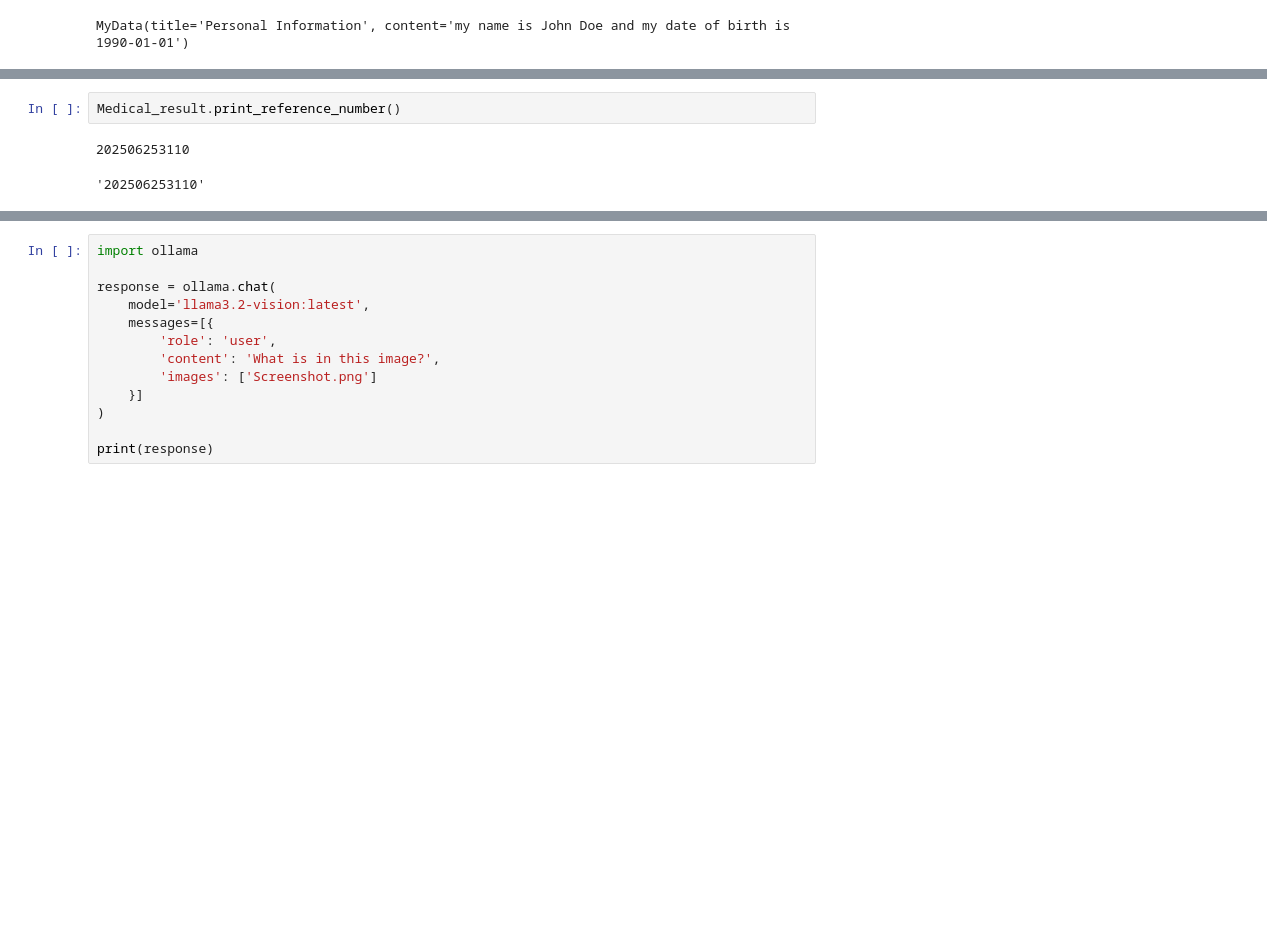
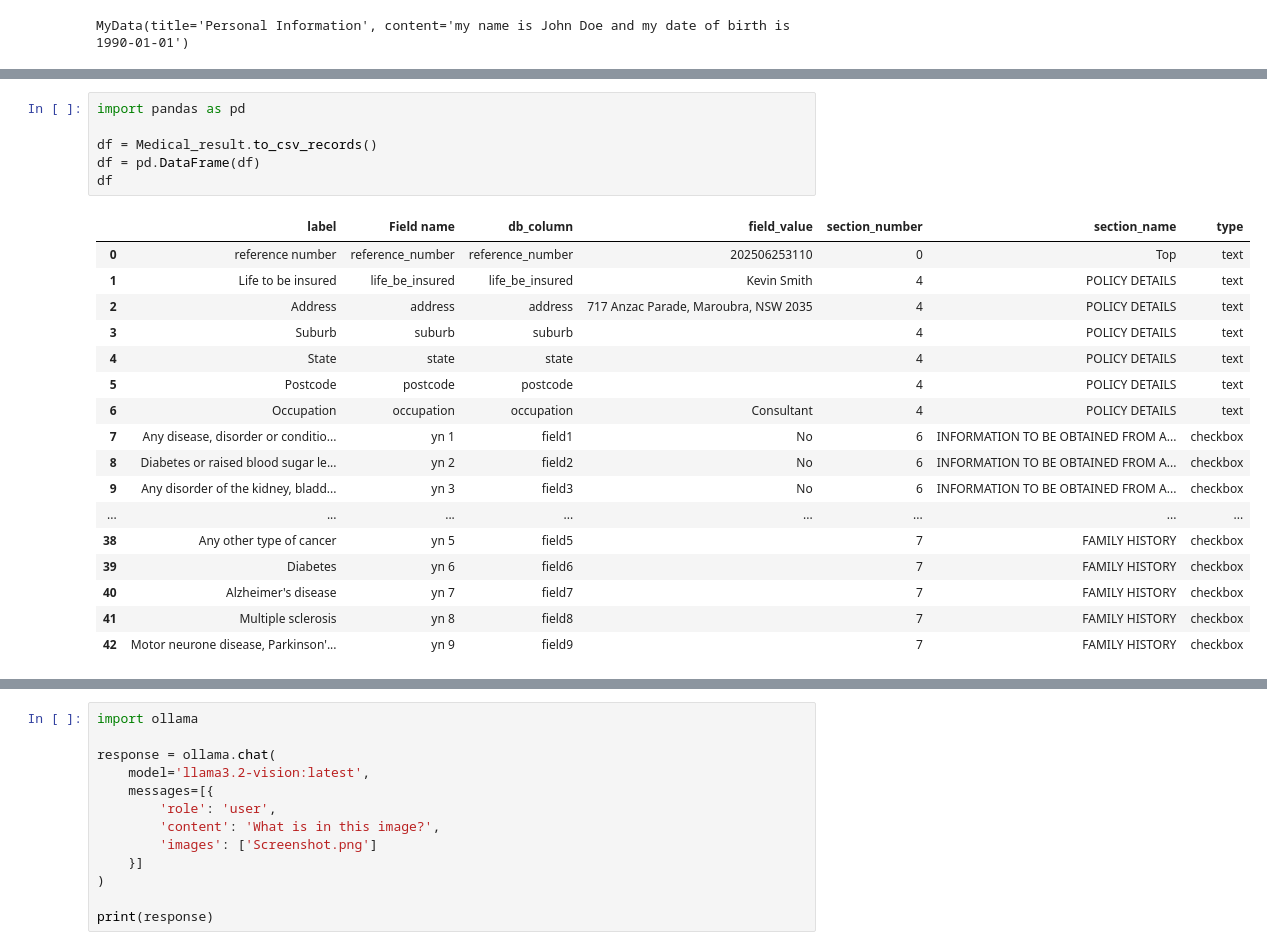
Before and after one commit to Zhangcj330/local-llm-OCR, a Jupyter notebook: test.ipynb, the cells around one changed output, grey strips where cells are left out. Drawn from its saved outputs; the diff is of its cells as text; blank space fills up the shorter version.

Commit message:
export the data out

```diff
--- a/test.ipynb
+++ b/test.ipynb
@@ -237,5 +237,24 @@ MedicalReportData(reference_number='202506253110', name_of_life_to_be_insured='K
-# %%
-Medical_result.print_reference_number()
-# %% [output]
-202506253110
-'202506253110'
+# %%
+import pandas as pd
+
+df = Medical_result.to_csv_records()
+df = pd.DataFrame(df)
+df
+# %% [output]
+|  | label | Field name | db_column | field_value | section_number | section_name | type |
+| 0 | reference number | reference_number | reference_number | 202506253110 | 0 | Top | text |
+| 1 | Life to be insured | life_be_insured | life_be_insured | Kevin Smith | 4 | POLICY DETAILS | text |
+| 2 | Address | address | address | 717 Anzac Parade, Maroubra, NSW 2035 | 4 | POLICY DETAILS | text |
+| 3 | Suburb | suburb | suburb |  | 4 | POLICY DETAILS | text |
+| 4 | State | state | state |  | 4 | POLICY DETAILS | text |
+| 5 | Postcode | postcode | postcode |  | 4 | POLICY DETAILS | text |
+| 6 | Occupation | occupation | occupation | Consultant | 4 | POLICY DETAILS | text |
+| 7 | Any disease, disorder or conditio... | yn 1 | field1 | No | 6 | INFORMATION TO BE OBTAINED FROM A... | checkbox |
+| 8 | Diabetes or raised blood sugar le... | yn 2 | field2 | No | 6 | INFORMATION TO BE OBTAINED FROM A... | checkbox |
+| 9 | Any disorder of the kidney, bladd... | yn 3 | field3 | No | 6 | INFORMATION TO BE OBTAINED FROM A... | checkbox |
+| ... | ... | ... | ... | ... | ... | ... | ... |
+| 38 | Any other type of cancer | yn 5 | field5 |  | 7 | FAMILY HISTORY | checkbox |
+| 39 | Diabetes | yn 6 | field6 |  | 7 | FAMILY HISTORY | checkbox |
+| 40 | Alzheimer's disease | yn 7 | field7 |  | 7 | FAMILY HISTORY | checkbox |
+| 41 | Multiple sclerosis | yn 8 | field8 |  | 7 | FAMILY HISTORY | checkbox |
+| 42 | Motor neurone disease, Parkinson'... | yn 9 | field9 |  | 7 | FAMILY HISTORY | checkbox |
```
Also changed, not shown: parts of 3 cells of this notebook, 3 other files.
